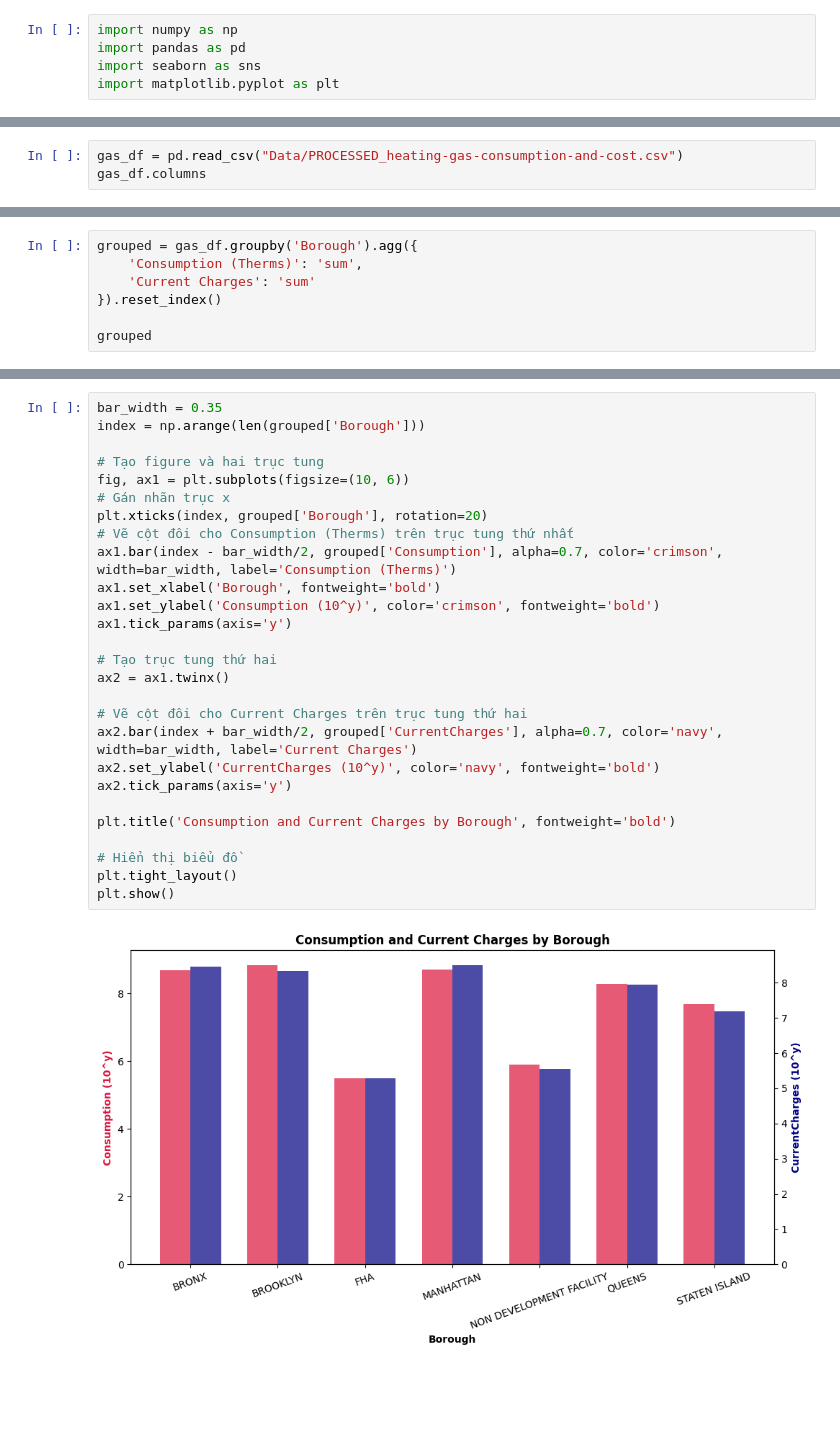
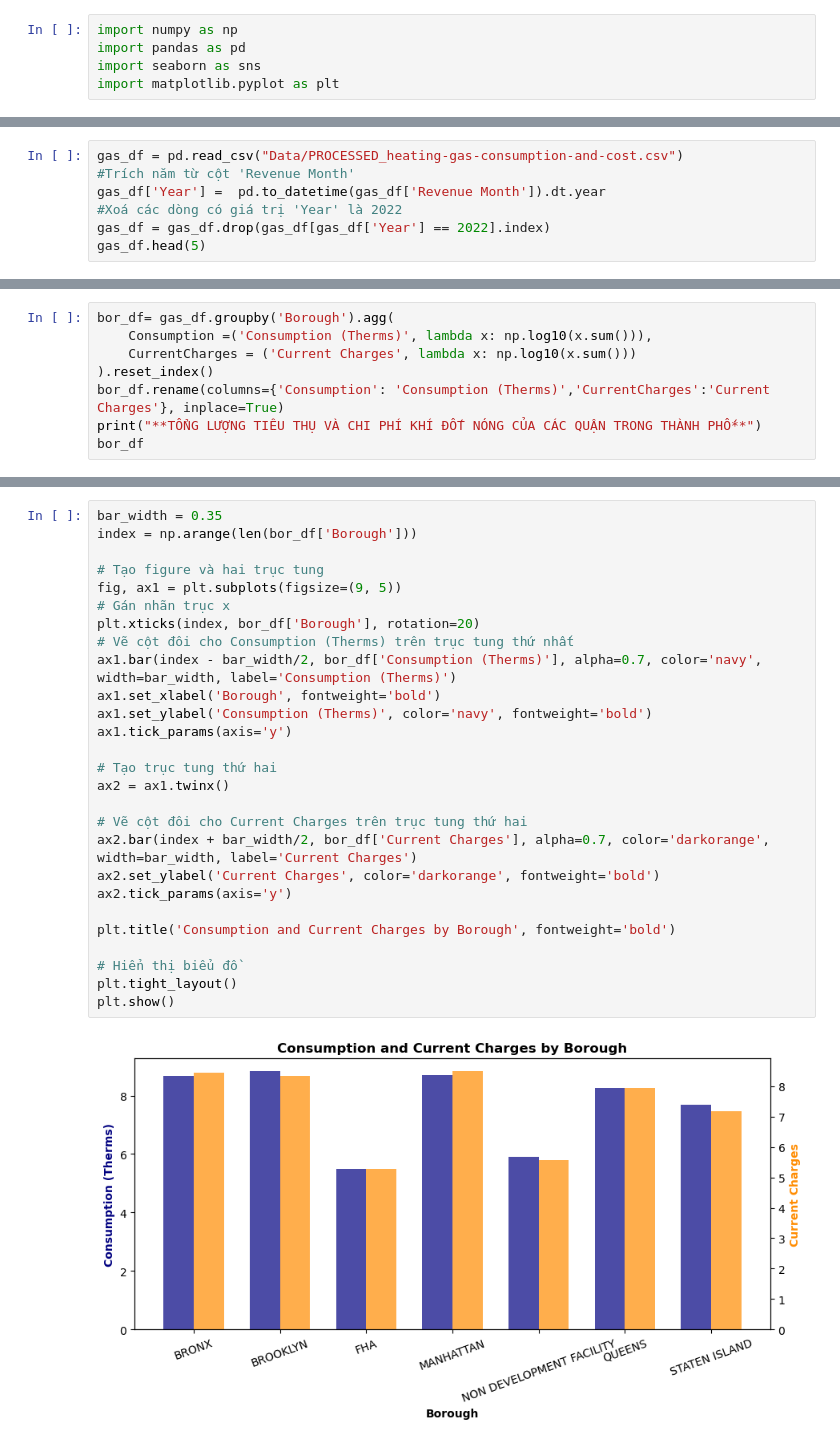
Before and after one commit to snguyenduongtruong/DataScience_ProgrammingProject, a Jupyter notebook: 3.0-Question_Proposing_Answering.ipynb, the cells around one changed output, grey strips where cells are left out. Cells and saved outputs as stored; diff of their text form; blank space fills up the shorter version.

```diff
--- a/3.0-Question_Proposing_Answering.ipynb
+++ b/3.0-Question_Proposing_Answering.ipynb
@@ -8,4 +10,8 @@ import matplotlib.pyplot as plt
 # %%
 gas_df = pd.read_csv("Data/PROCESSED_heating-gas-consumption-and-cost.csv")
-gas_df.columns
+#Trích năm từ cột 'Revenue Month'
+gas_df['Year'] =  pd.to_datetime(gas_df['Revenue Month']).dt.year
+#Xoá các dòng có giá trị 'Year' là 2022
+gas_df = gas_df.drop(gas_df[gas_df['Year'] == 2022].index)
+gas_df.head(5)
 # %% [output]
@@ -19,8 +34,9 @@ Index(['Development Name', 'Borough', 'Location', 'Funding Source',
 # %%
-grouped = gas_df.groupby('Borough').agg({
-    'Consumption (Therms)': 'sum',
-    'Current Charges': 'sum'
-}).reset_index()
-
-grouped
+bor_df= gas_df.groupby('Borough').agg(
+    Consumption =('Consumption (Therms)', lambda x: np.log10(x.sum())),
+    CurrentCharges = ('Current Charges', lambda x: np.log10(x.sum()))
+).reset_index()
+bor_df.rename(columns={'Consumption': 'Consumption (Therms)','CurrentCharges':'Current Charges'}, inplace=True)
+print("**TỔNG LƯỢNG TIÊU THỤ VÀ CHI PHÍ KHÍ ĐỐT NÓNG CỦA CÁC QUẬN TRONG THÀNH PHỐ**")
+bor_df
 # %% [output]
@@ -50,29 +72,29 @@ grouped
 # %%
 bar_width = 0.35
-index = np.arange(len(grouped['Borough']))
+index = np.arange(len(bor_df['Borough']))
 
 # Tạo figure và hai trục tung
-fig, ax1 = plt.subplots(figsize=(10, 6))
+fig, ax1 = plt.subplots(figsize=(9, 5))
 # Gán nhãn trục x
-plt.xticks(index, grouped['Borough'], rotation=20)
+plt.xticks(index, bor_df['Borough'], rotation=20)
 # Vẽ cột đôi cho Consumption (Therms) trên trục tung thứ nhất
-ax1.bar(index - bar_width/2, grouped['Consumption'], alpha=0.7, color='crimson', width=bar_width, label='Consumption (Therms)')
+ax1.bar(index - bar_width/2, bor_df['Consumption (Therms)'], alpha=0.7, color='navy', width=bar_width, label='Consumption (Therms)')
 ax1.set_xlabel('Borough', fontweight='bold')
-ax1.set_ylabel('Consumption (10^y)', color='crimson', fontweight='bold')
+ax1.set_ylabel('Consumption (Therms)', color='navy', fontweight='bold')
 ax1.tick_params(axis='y')
 
 # Tạo trục tung thứ hai
 ax2 = ax1.twinx()
 
 # Vẽ cột đôi cho Current Charges trên trục tung thứ hai
-ax2.bar(index + bar_width/2, grouped['CurrentCharges'], alpha=0.7, color='navy', width=bar_width, label='Current Charges')
-ax2.set_ylabel('CurrentCharges (10^y)', color='navy', fontweight='bold')
+ax2.bar(index + bar_width/2, bor_df['Current Charges'], alpha=0.7, color='darkorange', width=bar_width, label='Current Charges')
+ax2.set_ylabel('Current Charges', color='darkorange', fontweight='bold')
 ax2.tick_params(axis='y')
 
 plt.title('Consumption and Current Charges by Borough', fontweight='bold')
 
 # Hiển thị biểu đồ
 plt.tight_layout()
 plt.show()
 # %% [output]
-[figure, old version]
+[figure, new version]
```
Also changed, not shown: parts of 22 cells of this notebook.
